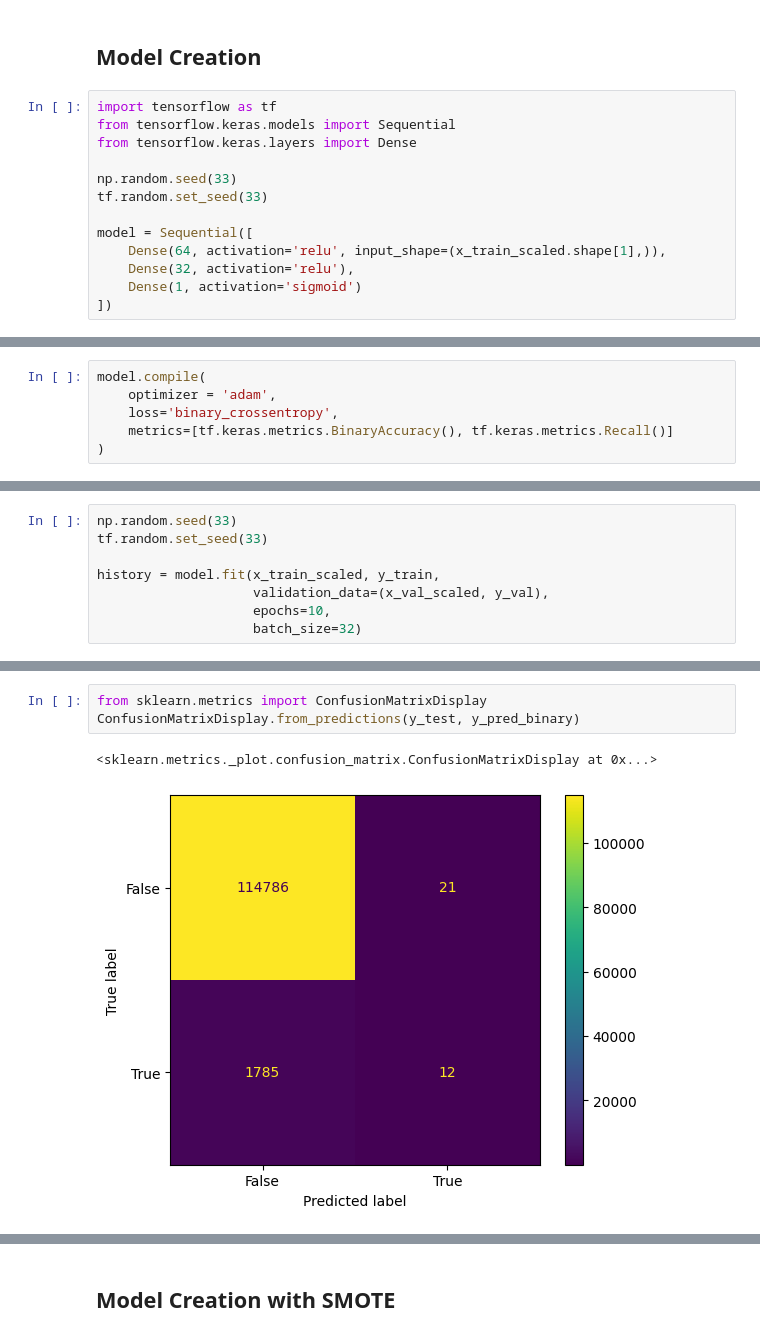
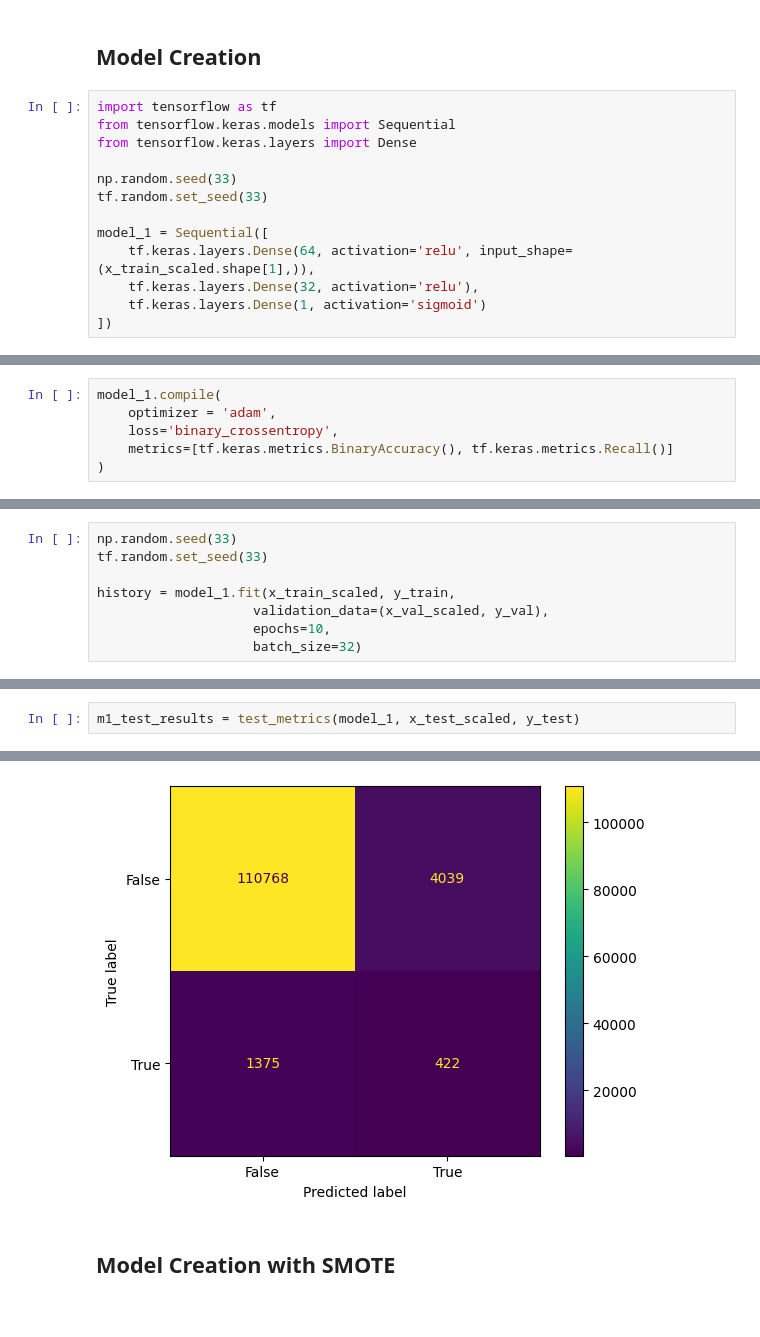
Before and after one commit to BrianBlancato/6050-Credit-Card-Fraud, a Jupyter notebook: Model_V2.ipynb, the cells around one changed output, grey strips where cells are left out. Drawn from its saved outputs; the diff is of its cells as text.

```diff
--- a/Model_V2.ipynb
+++ b/Model_V2.ipynb
@@ -182,8 +270,8 @@ from tensorflow.keras.layers import Dense
 np.random.seed(33)
 tf.random.set_seed(33)
 
-model = Sequential([
-    Dense(64, activation='relu', input_shape=(x_train_scaled.shape[1],)),
-    Dense(32, activation='relu'),
-    Dense(1, activation='sigmoid')
+model_1 = Sequential([
+    tf.keras.layers.Dense(64, activation='relu', input_shape=(x_train_scaled.shape[1],)),
+    tf.keras.layers.Dense(32, activation='relu'),
+    tf.keras.layers.Dense(1, activation='sigmoid')
 ])
@@ -192,5 +278,5 @@ WARNING:tensorflow:From c:\Users\brian\AppData\Local\Programs\Python\Python39\li
 # %%
-model.compile(
+model_1.compile(
     optimizer = 'adam',
     loss='binary_crossentropy',
     metrics=[tf.keras.metrics.BinaryAccuracy(), tf.keras.metrics.Recall()]
@@ -201,7 +285,7 @@ WARNING:tensorflow:From c:\Users\brian\AppData\Local\Programs\Python\Python39\li
 np.random.seed(33)
 tf.random.set_seed(33)
 
-history = model.fit(x_train_scaled, y_train,
+history = model_1.fit(x_train_scaled, y_train,
                     validation_data=(x_val_scaled, y_val),
                     epochs=10,
                     batch_size=32)
@@ -275,6 +313,3 @@ Confusion Matrix:
-# %%
-from sklearn.metrics import ConfusionMatrixDisplay
-ConfusionMatrixDisplay.from_predictions(y_test, y_pred_binary)
-# %% [output]
-<sklearn.metrics._plot.confusion_matrix.ConfusionMatrixDisplay at 0x...>
-[figure, removed]
+# %%
+m1_test_results = test_metrics(model_1, x_test_scaled, y_test)
+# %% [output]
@@ -281,3 +326,4 @@ ConfusionMatrixDisplay.from_predictions(y_test, y_pred_binary)
+[figure, added]
 # %% [markdown]
 ## Model Creation with SMOTE
 # %%
```
Also changed, not shown: parts of 78 cells of this notebook.
